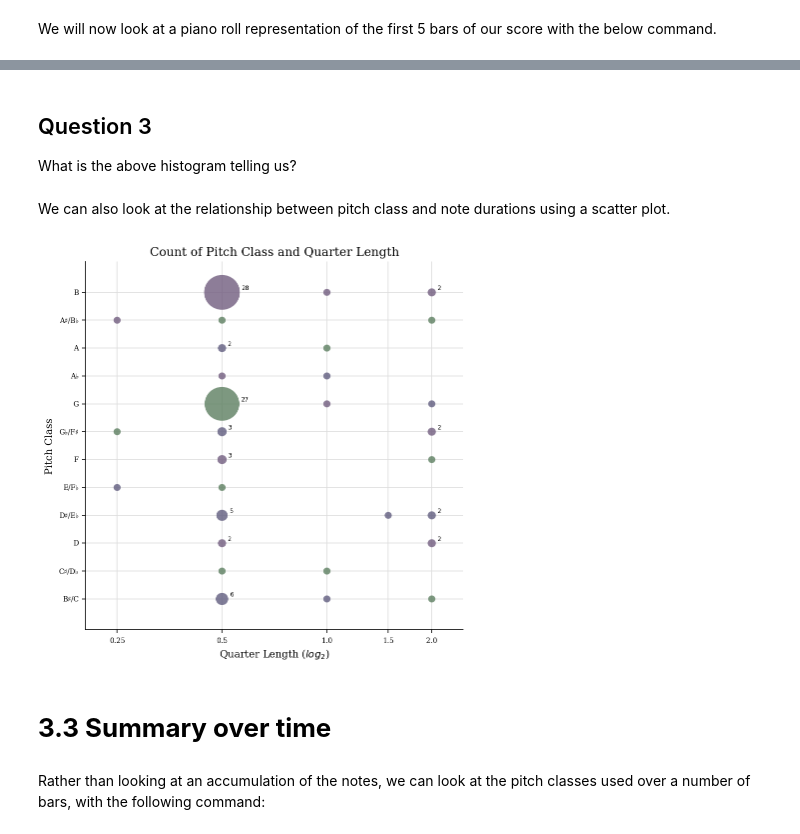
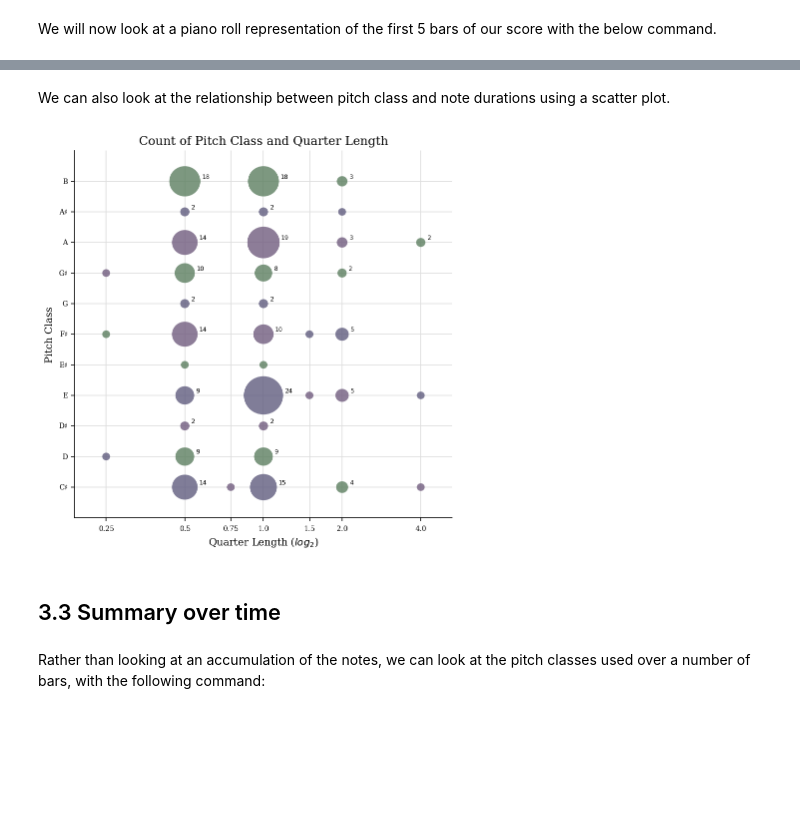
Before and after one commit to tuomaseerola/music21, a Jupyter notebook: ScoreAnalysis_Demo1.ipynb, the cells around one changed output, grey strips where cells are left out. Saved outputs shown, nothing was run; the diff lists cells and outputs as text; code cells hidden in the pictures; blank space fills up the shorter version.

```diff
--- a/ScoreAnalysis_Demo1.ipynb
+++ b/ScoreAnalysis_Demo1.ipynb
@@ -50,5 +30,5 @@ We will do this by trying to import one of the scores available in the music21 c
 # %%
 from music21 import *
-opus132 = corpus.parse('beethoven/opus132.mxl') # We "parse" one specific work from the corpus which in this case will be a work by Beethoven
-opus132.measures(1, 4).show() # This command lets us specify the number of bars (measures) we want to display, in this case we want to see bars 1 to 4
+bwv30_6 = corpus.parse('bach/bwv30.6.xml') # We "parse" one specific work from the corpus which in this case will be a work by Beethoven
+bwv30_6.measures(1, 4).show() # This command lets us specify the number of bars (measures) we want to display, in this case we want to see bars 1 to 4
 # %% [output]
@@ -156,5 +73,5 @@ schoenberg.measures(1, 5).show() # Command to show the first five bars
 # %% [markdown]
 We will now look at a piano roll representation of the first 5 bars of our score with the below command.
 # %%
-schoenberg.measures(1, 5).plot()
+bwv30_6.measures(1, 5).plot()
 # %% [output]
@@ -172,16 +86,12 @@ schoenberg.plot('histogram', 'pitchClass')
-# %% [markdown]
-## Question 3
-
-What is the above histogram telling us?
 # %% [markdown]
 We can also look at the relationship between pitch class and note durations using a scatter plot.
 # %%
-p = graph.plot.ScatterWeightedPitchClassQuarterLength(schoenberg)
+p = graph.plot.ScatterWeightedPitchClassQuarterLength(bwv30_6)
 p.run()
 # %% [output]
-[figure, old version]
+[figure, new version]
 # %% [markdown]
-# **3.3 Summary over time**
+## 3.3 Summary over time
 # %% [markdown]
 Rather than looking at an accumulation of the notes, we can look at the pitch classes used over a number of bars, with the following command:
 # %%
```
Also changed, not shown: parts of 58 cells of this notebook.
